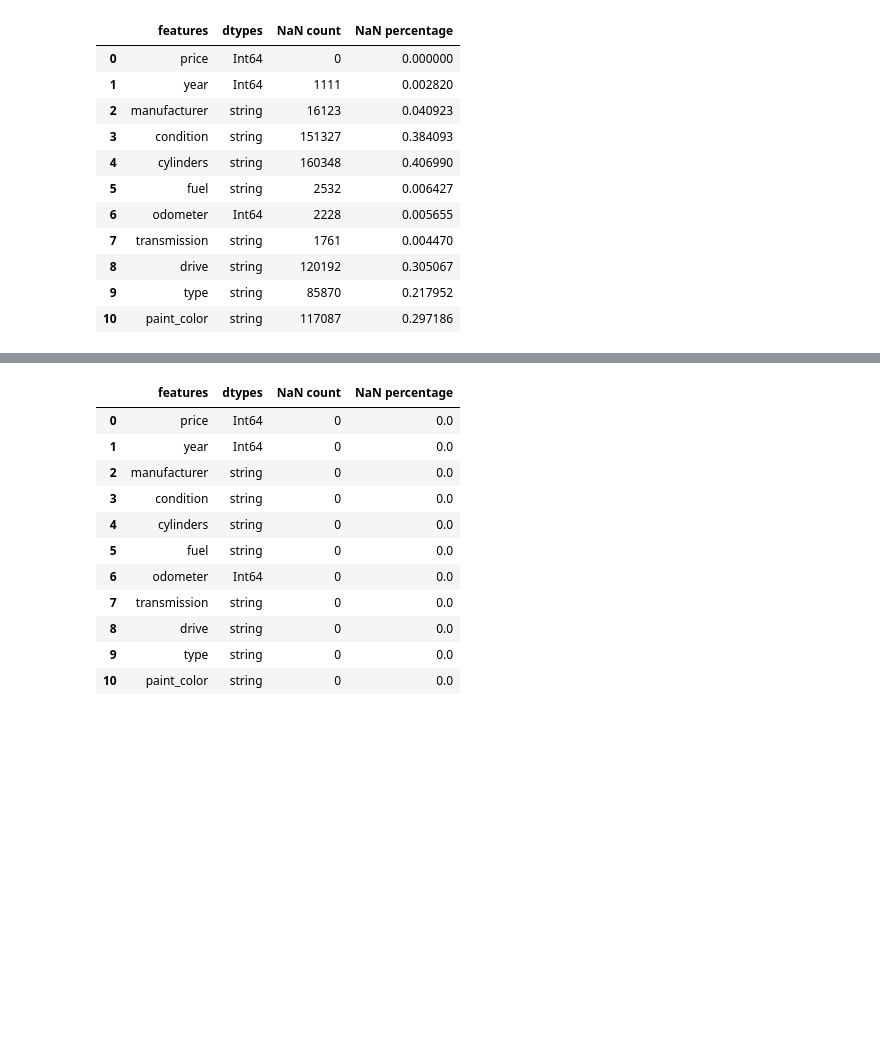
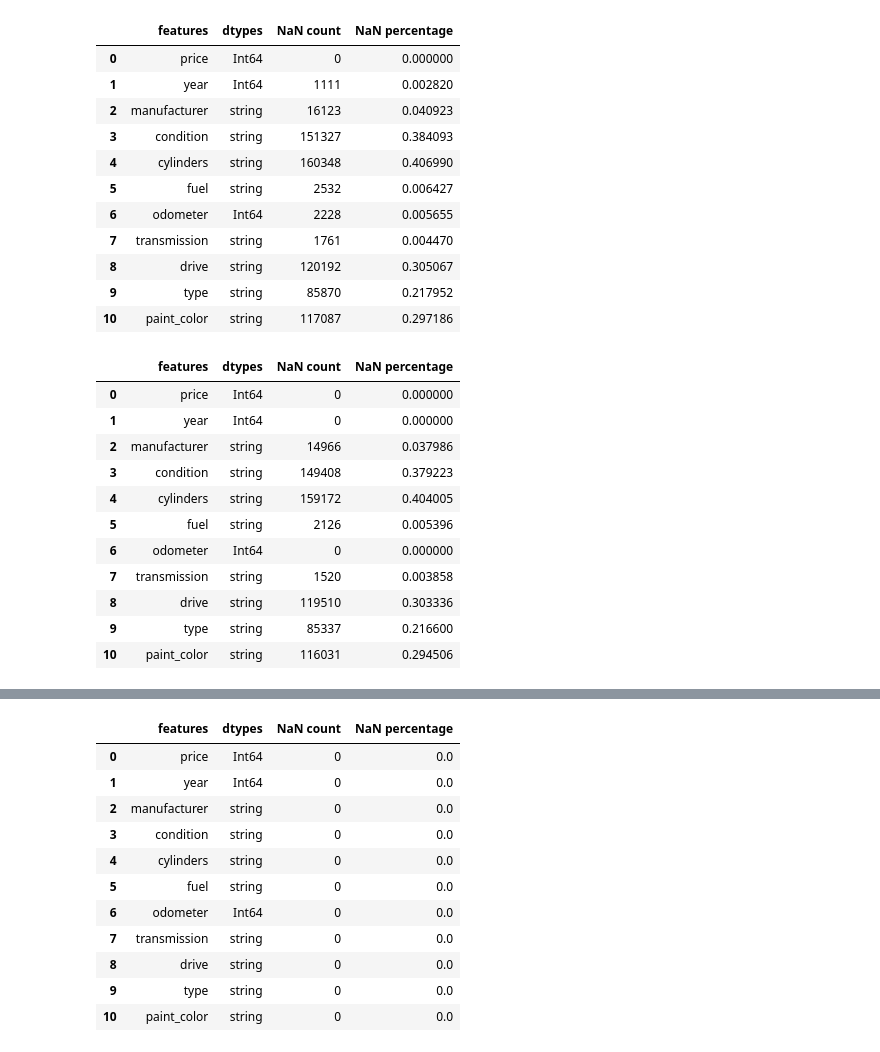
Before and after one commit to rvadavia/Assignment--11, a Jupyter notebook: UsedCraAIML.ipynb, the cells around one changed output, grey strips where cells are left out. Cells and saved outputs as stored; diff of their text form; code cells hidden in the pictures; blank space fills up the shorter version.

```diff
--- a/UsedCraAIML.ipynb
+++ b/UsedCraAIML.ipynb
@@ -234,0 +235,19 @@ nan_Data
+# %%
+nan_Data = pd.DataFrame({'features': UsedCar_data_r2.columns,
+               'dtypes': UsedCar_data_r2.dtypes.values,
+               'NaN count': UsedCar_data_r2.isnull().sum().values,
+               'NaN percentage': UsedCar_data_r2.isnull().sum().values/UsedCar_data_Rev2.shape[0]})
+nan_Data
+# %% [output]
+|  | features | dtypes | NaN count | NaN percentage |
+| 0 | price | Int64 | 0 | 0.000000 |
+| 1 | year | Int64 | 0 | 0.000000 |
+| 2 | manufacturer | string | 14966 | 0.037986 |
+| 3 | condition | string | 149408 | 0.379223 |
+| 4 | cylinders | string | 159172 | 0.404005 |
+| 5 | fuel | string | 2126 | 0.005396 |
+| 6 | odometer | Int64 | 0 | 0.000000 |
+| 7 | transmission | string | 1520 | 0.003858 |
+| 8 | drive | string | 119510 | 0.303336 |
+| 9 | type | string | 85337 | 0.216600 |
+| 10 | paint_color | string | 116031 | 0.294506 |
```
Also changed, not shown: parts of 23 cells of this notebook, 1 other file.
